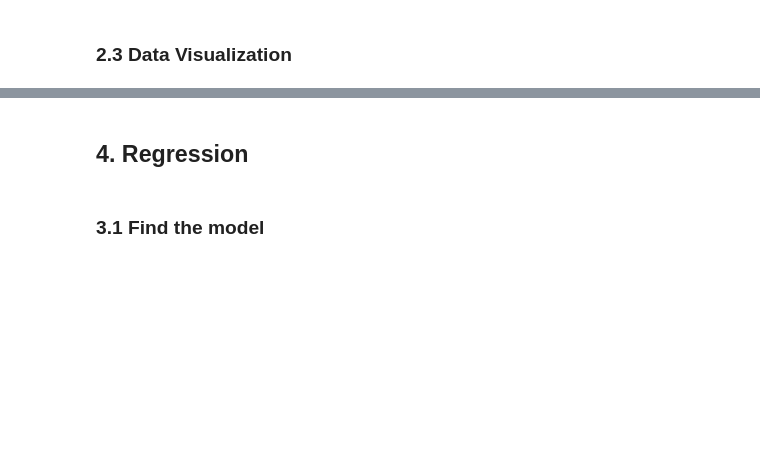
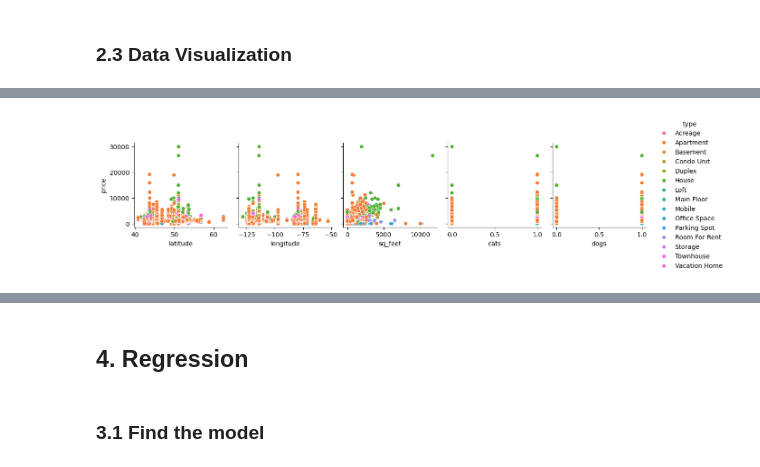
Before and after one commit to nadpierre/rental-prices-regression-project, a Jupyter notebook: RentalPricesRegression.ipynb, the cells around one changed output, grey strips where cells are left out. Drawn from its saved outputs; the diff is of its cells as text; code cells hidden in the pictures; blank space fills up the shorter version.

```diff
--- a/RentalPricesRegression.ipynb
+++ b/RentalPricesRegression.ipynb
@@ -103,0 +317,4 @@ There doesn't seem to be a strong correlation with the price and the other numer
+# %%
+sns.pairplot(df, x_vars=['latitude', 'longitude', 'sq_feet', 'cats', 'dogs'], y_vars=['price'], hue='type');
+# %% [output]
+[figure, added]
```
Also changed, not shown: parts of 57 cells of this notebook.
